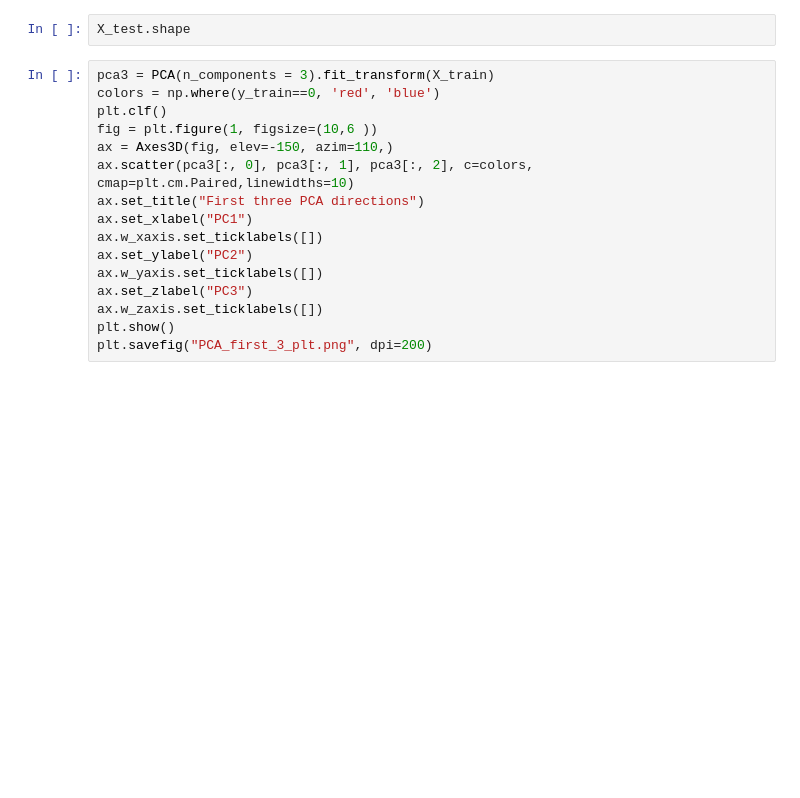
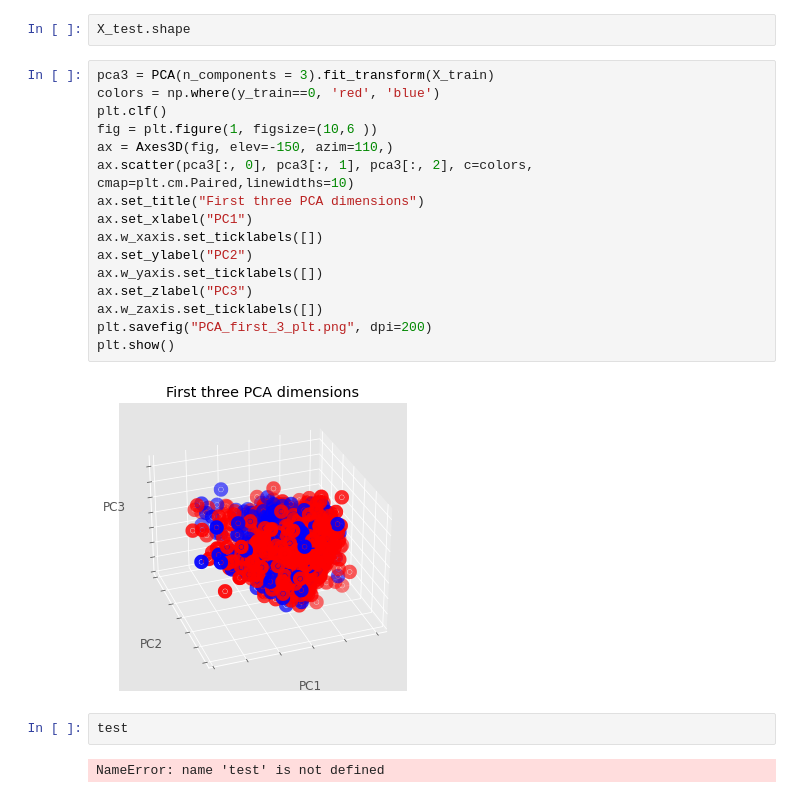
Before and after one commit to Cpizzle1/capstone2, a Jupyter notebook: notebooks/Models.ipynb, the cells around one changed output. Drawn from its saved outputs; the diff is of its cells as text; blank space fills up the shorter version.

```diff
--- a/notebooks/Models.ipynb
+++ b/notebooks/Models.ipynb
@@ -216,16 +288,22 @@ X_test.shape
 # %%
 pca3 = PCA(n_components = 3).fit_transform(X_train)
 colors = np.where(y_train==0, 'red', 'blue')
 plt.clf()
 fig = plt.figure(1, figsize=(10,6 ))
 ax = Axes3D(fig, elev=-150, azim=110,)
 ax.scatter(pca3[:, 0], pca3[:, 1], pca3[:, 2], c=colors, cmap=plt.cm.Paired,linewidths=10)
-ax.set_title("First three PCA directions")
+ax.set_title("First three PCA dimensions")
 ax.set_xlabel("PC1")
 ax.w_xaxis.set_ticklabels([])
 ax.set_ylabel("PC2")
 ax.w_yaxis.set_ticklabels([])
 ax.set_zlabel("PC3")
 ax.w_zaxis.set_ticklabels([])
+plt.savefig("PCA_first_3_plt.png", dpi=200)
 plt.show()
-plt.savefig("PCA_first_3_plt.png", dpi=200)
+# %% [output]
+[figure, added]
+# %%
+test
+# %% [output]
+NameError: name 'test' is not defined
```
Also changed, not shown: parts of 37 cells of this notebook.
